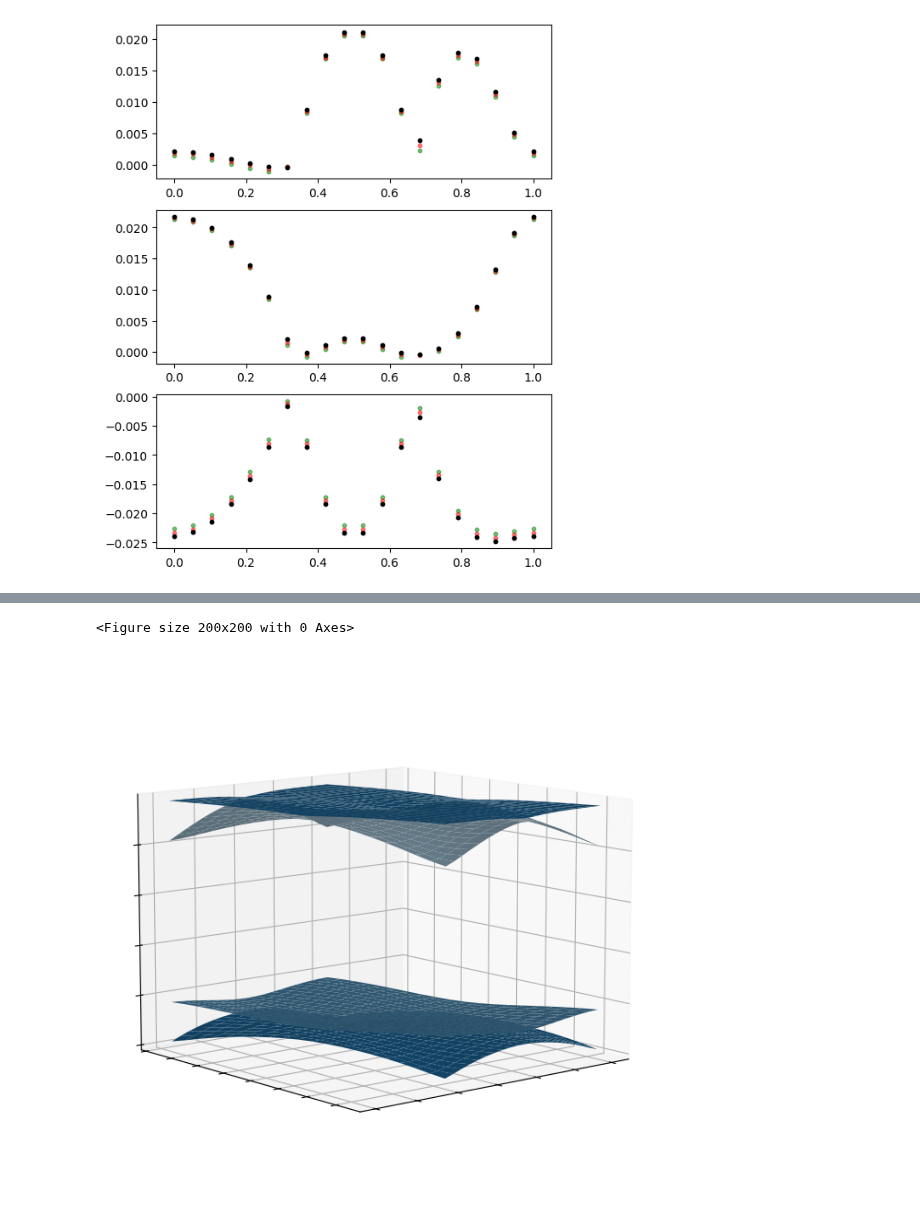
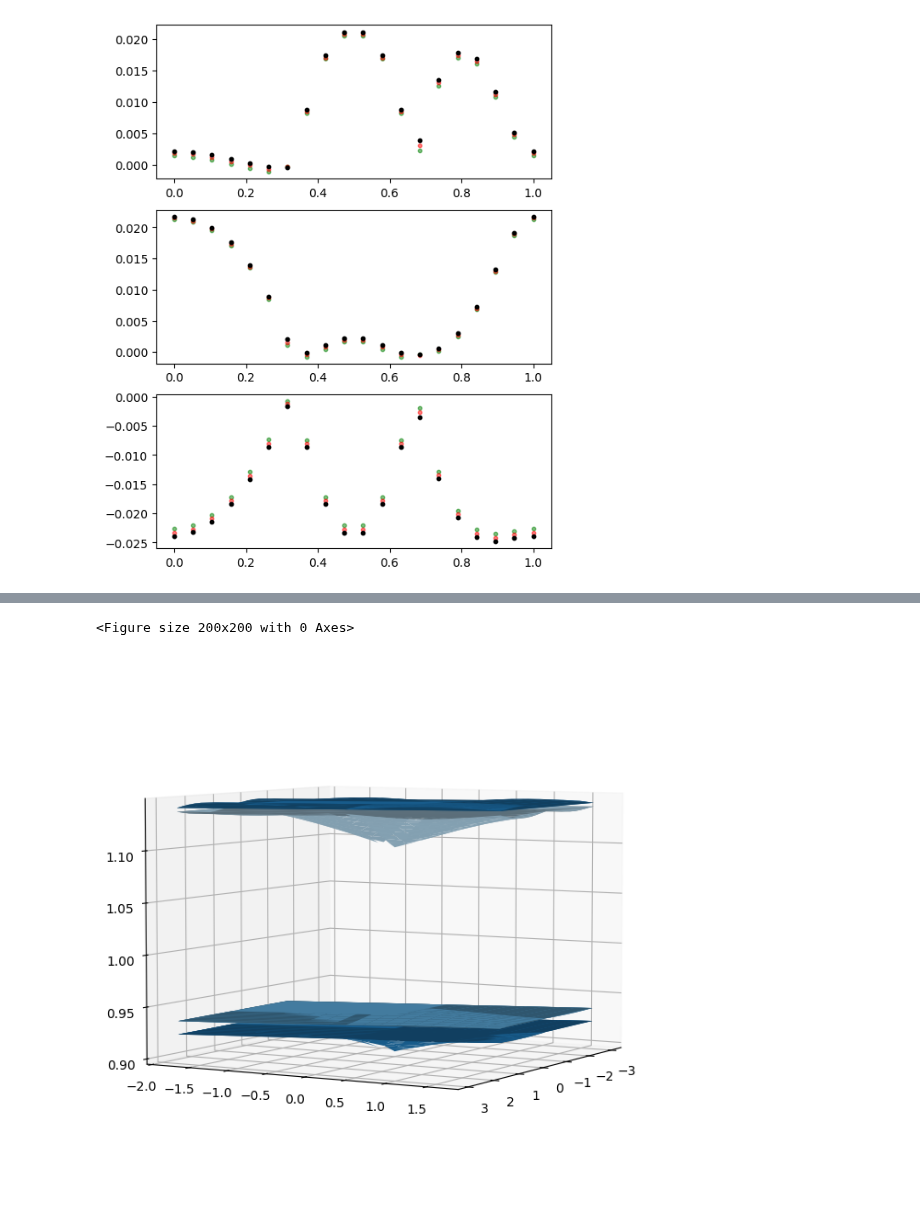
Before and after one commit to ChriGomm/master, a Jupyter notebook: numerics/dip_dip.ipynb, the cells around one changed output, grey strips where cells are left out. Cells and saved outputs as stored; diff of their text form; code cells hidden in the pictures.

```diff
--- a/numerics/dip_dip.ipynb
+++ b/numerics/dip_dip.ipynb
@@ -1144,13 +1049,18 @@ pd.DataFrame(D_mat(np.zeros(3),bare_interaction_coulomb,bare_interaction_coulomb
 # %%
 fig, ax  = plt.subplots(figsize=(6, 8))
-for i in range(grid_size):
+for h in range(2,6):
     for j in range(grid_size):
-        k = i/grid_size * k1 + j/grid_size * k2
-        for h in range(3):
-            ax.scatter(k[0], eigenvals[h, i, j], color='blue', s=10, alpha=0.5)
-            ax.scatter(k[0], eigenvals2[h, i, j], color='red', s=10, alpha=0.5)
 
+            ax.scatter(kx[:,j], eigenvals[h, :, j], color='blue', s=10, alpha=0.5)
 plt.show()
+# for i in range(grid_size):
+#     for j in range(grid_size):
+#         k = i/grid_size * k1 + j/grid_size * k2
+#         for h in range(3):
+#             ax.scatter(k[0], eigenvals[h, i, j], color='blue', s=10, alpha=0.5)
+#             ax.scatter(k[0], eigenvals2[h, i, j], color='red', s=10, alpha=0.5)
+
+# plt.show()
 # for i in range(grid_size):
 #     for j in range(grid_size):
 #         for h in range(2):
@@ -1162,29 +1072,23 @@ plt.show()
 # %%
 from matplotlib import cm
 
 plt.style.use('_mpl-gallery')
+ky = np.zeros_like(kx)
+# Make data
+for i in range(-grid_size//2,grid_size//2):
+    for j in range(-grid_size//2,grid_size//2):
 
-# Make data
-k = np.zeros((grid_size, grid_size,2))
-for i in range(grid_size):
-    for j in range(grid_size):
-        k[j,i,0] = 2*np.pi/3*(-k_index[i]+2*k_index[j])
-        k[j,i,1] = 2/np.pi/np.sqrt(3)*k_index[i]
+        k = i/grid_size * k1 + j/grid_size * k2
+        ky[i,j] = k[1]
 
 plt.figure()
-# for i in range(grid_size):
-#     for j in range(grid_size):
-#         plt.scatter(k[i,j,0], k[i,j,1], color='blue', s=10, alpha=0.5)
-# Plot the surface
+
 fig, ax = plt.subplots(subplot_kw={"projection": "3d"},figsize=(8, 6))
 for i in range(2,eigenvals.shape[0]):
-    ax.plot_surface(k[:,:,0], k[:,:,1], eigenvals[i,:,:])
-ax.view_init(elev=10, azim=50)
-ax.set(xticklabels=[],
-       yticklabels=[],
-       zticklabels=[])
+    ax.plot_surface(kx, ky, eigenvals[i,:,:])
+ax.view_init(elev=5, azim=30)
 
 plt.show()
 # %% [output]
 <Figure size 200x200 with 0 Axes>
-[figure, old version]
+[figure, new version]
```
Also changed, not shown: parts of 13 cells of this notebook.
